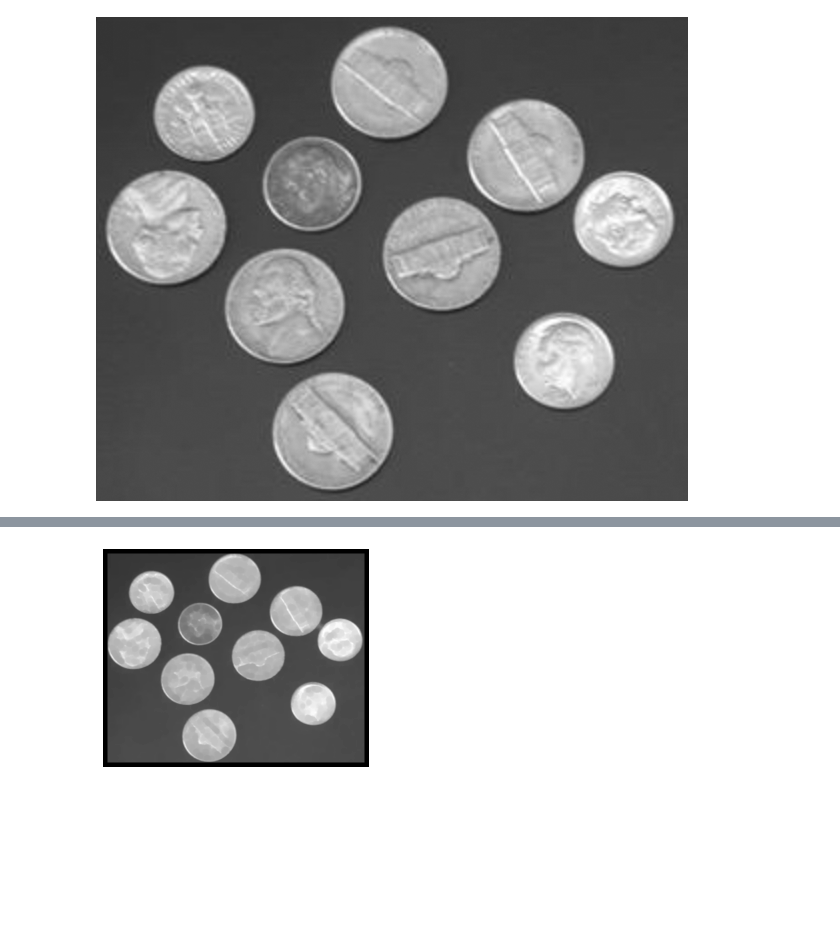
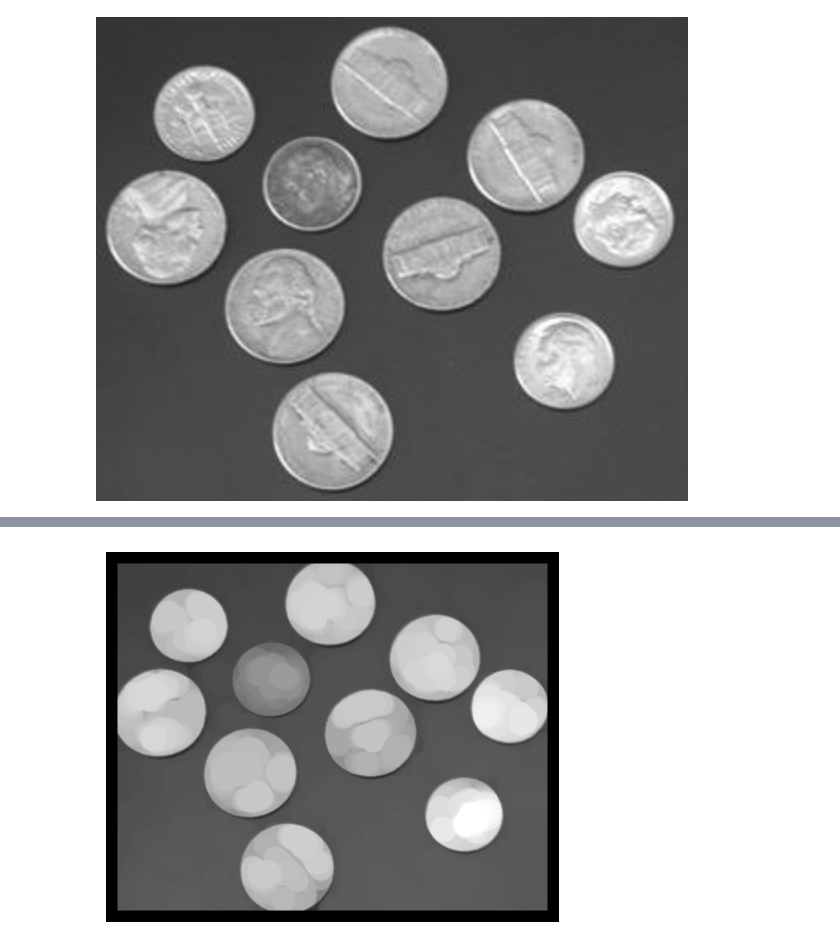
Before and after one commit to trungvt138/MMP, a Jupyter notebook: MMP1/NichtLinearFilter.ipynb, the cells around one changed output, grey strips where cells are left out. Drawn from its saved outputs; the diff is of its cells as text; code cells hidden in the pictures; blank space fills up the shorter version.

```diff
--- a/MMP1/NichtLinearFilter.ipynb
+++ b/MMP1/NichtLinearFilter.ipynb
@@ -97,11 +97,11 @@ def MyOpening(image, radius):
 def MyClosing(image, radius):
     return MyErode(MyDilate(image, radius), radius)
 # %%
-output = MyOpening(img2, 5)
+output = MyOpening(img2, 15)
 
 plt.imshow(output, cmap='gray')
 plt.axis(False)
 plt.show()
 # %% [output]
-[figure, old version]
+[figure, new version]
 # %%
```
Also changed, not shown: parts of 2 cells of this notebook.
